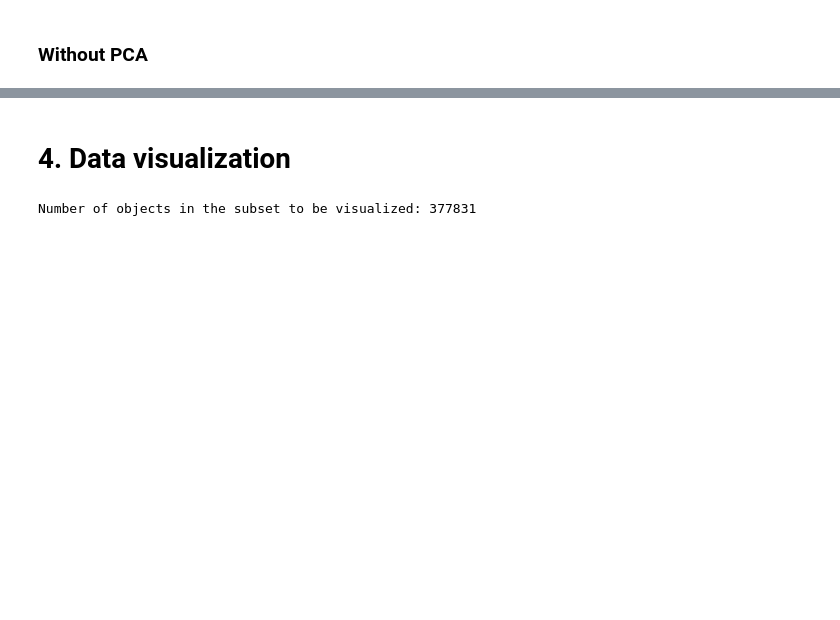
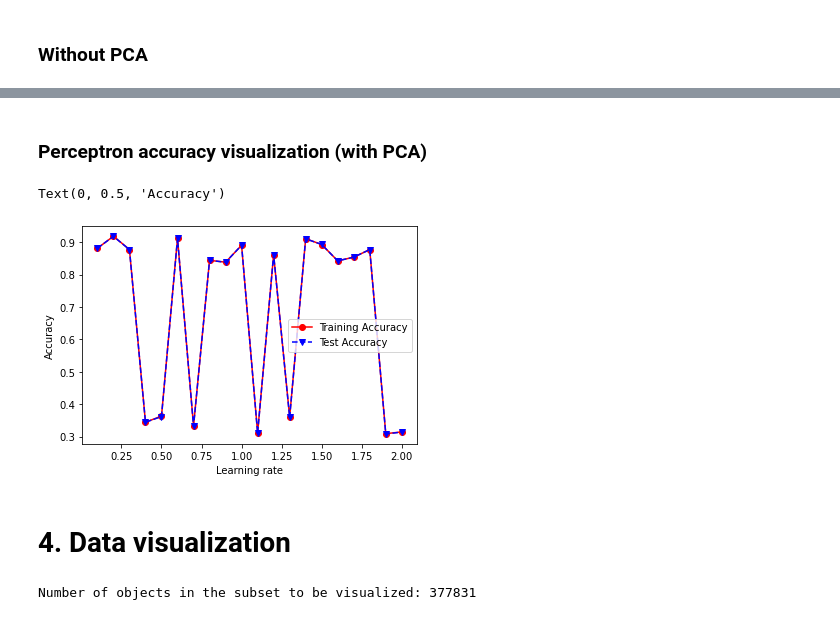
Before and after one commit to jijithecatt/data-mining-final-project, a Jupyter notebook: decision-tree+k-nearest-neighbor+artificial-neural-network-perceptron.ipynb, the cells around one changed output, grey strips where cells are left out. Saved outputs shown, nothing was run; the diff lists cells and outputs as text; code cells hidden in the pictures; blank space fills up the shorter version.

```diff
--- a/decision-tree+k-nearest-neighbor+artificial-neural-network-perceptron.ipynb
+++ b/decision-tree+k-nearest-neighbor+artificial-neural-network-perceptron.ipynb
@@ -333,6 +333,35 @@ Time to run on the test set in nanosecond: 141071100
 Perceptron without PCA:
 Accuracy on training data is 0.8602702641389585
 Accuracy on testing data is  0.8600170269829157
+# %% [markdown]
+### Perceptron accuracy visualization (with PCA)
+# %%
+from sklearn.linear_model import SGDClassifier
+
+y = new.loc[:, 'Label']
+x = new.drop(['Label'], axis=1)
+
+x_train, x_test, y_train, y_test = train_test_split(x, y, test_size=0.3, random_state=2)
+
+lrate = np.arange(0.1, 2.1, 0.1)
+trainAccuracy = np.zeros(20)
+testAccuracy = np.zeros(20)
+for i in range(20):
+    clf = SGDClassifier(loss="perceptron", fit_intercept=False, eta0=lrate[i-1], learning_rate="constant", penalty=None)
+    clf = clf.fit(x_train.loc[:, 'PC1':'PC10'], y_train)
+
+    y_pred_train = clf.predict(x_train.loc[:, 'PC1':'PC10'])
+    trainAccuracy[i - 1] = accuracy_score(y_train, y_pred_train)
+    y_pred = clf.predict(x_test.loc[:, 'PC1':'PC10'])
+    testAccuracy[i - 1] = accuracy_score(y_test, y_pred)
+
+plot.plot(lrate, trainAccuracy,'ro-', lrate, testAccuracy,'bv--')
+plot.legend(['Training Accuracy', 'Test Accuracy'])
+plot.xlabel('Learning rate')
+plot.ylabel('Accuracy')
+# %% [output]
+Text(0, 0.5, 'Accuracy')
+[figure, added]
 # %% [markdown]
 # 4. Data visualization
 # %%
```
Also changed, not shown: parts of 9 cells of this notebook.
